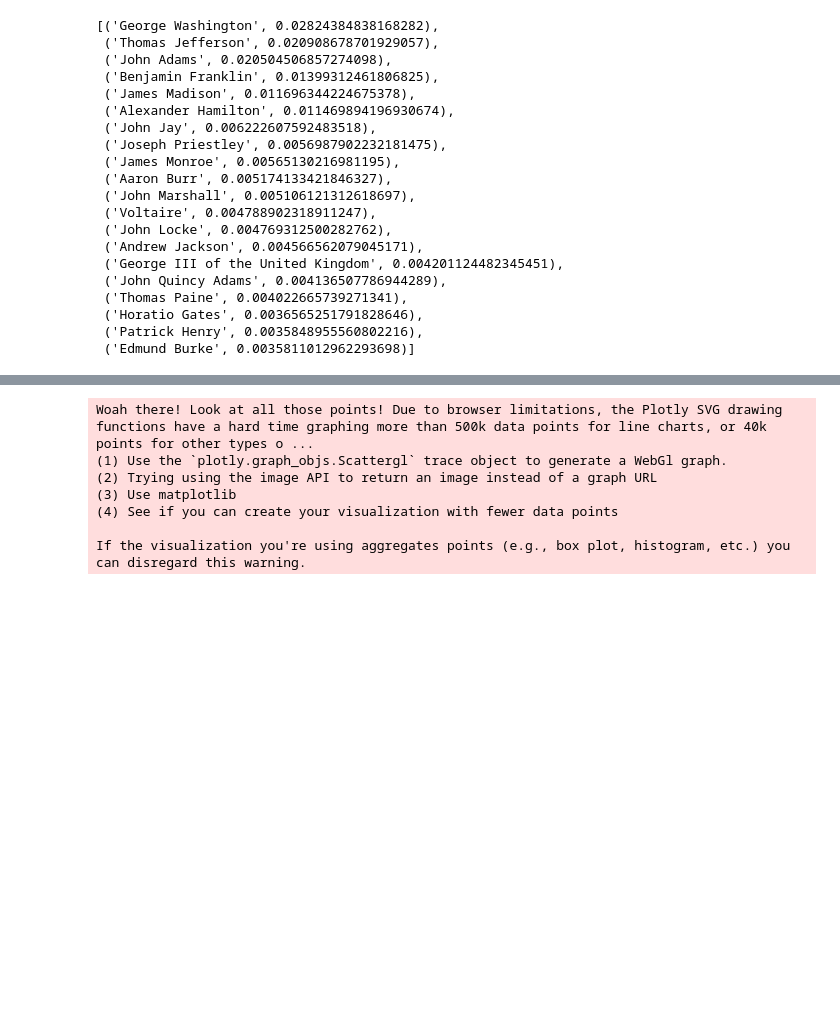
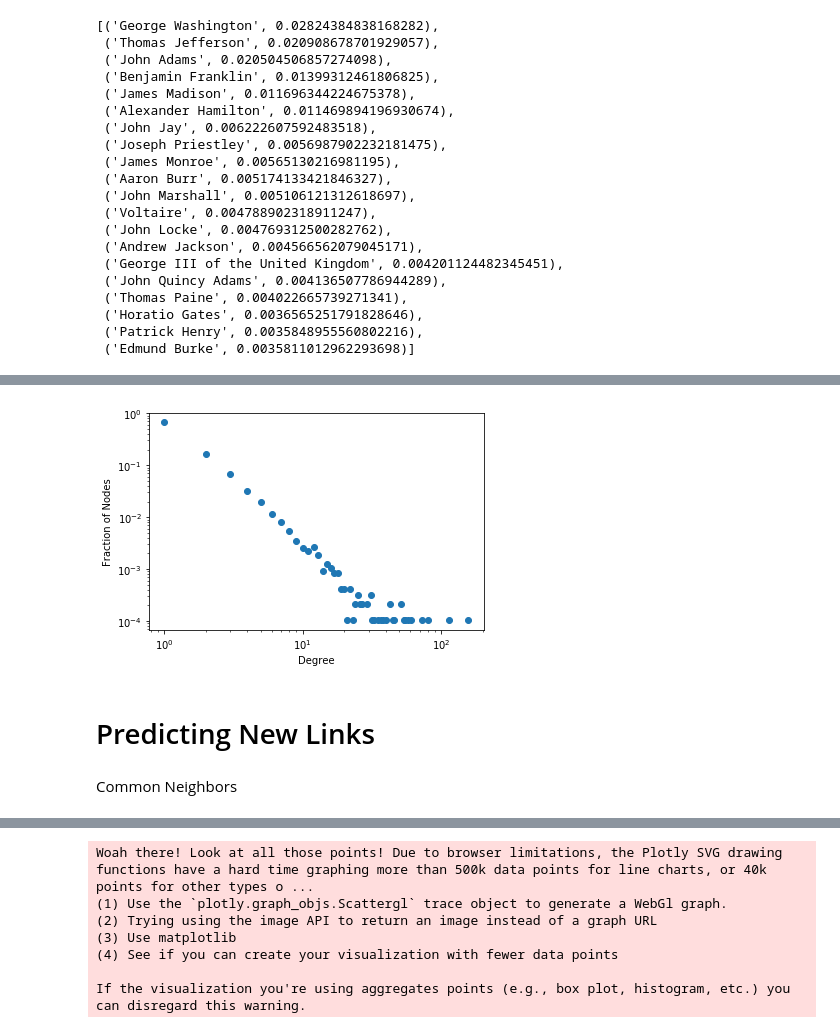
Before and after one commit to forrest-h/Benjamin-Franklin-Wikipedia-Network, a Jupyter notebook: Wikipedia Network Analysis - Full Project.ipynb, the cells around one changed output, grey strips where cells are left out. Saved outputs shown, nothing was run; the diff lists cells and outputs as text; code cells hidden in the pictures; blank space fills up the shorter version.

```diff
--- a/Wikipedia Network Analysis - Full Project.ipynb
+++ b/Wikipedia Network Analysis - Full Project.ipynb
@@ -470,0 +487,2 @@ authorities[0:20]
+# %%
+G_power_law = nx.barabasi_albert_graph(9635, 1)
@@ -470,0 +493,4 @@ authorities[0:20]
+# %%
+plot_pl(G_power_law)
+# %% [output]
+[figure, added]
@@ -470,0 +509,4 @@ authorities[0:20]
+# %% [markdown]
+# Predicting New Links
+# %% [markdown]
+Common Neighbors
```
Also changed, not shown: parts of 19 cells of this notebook.
